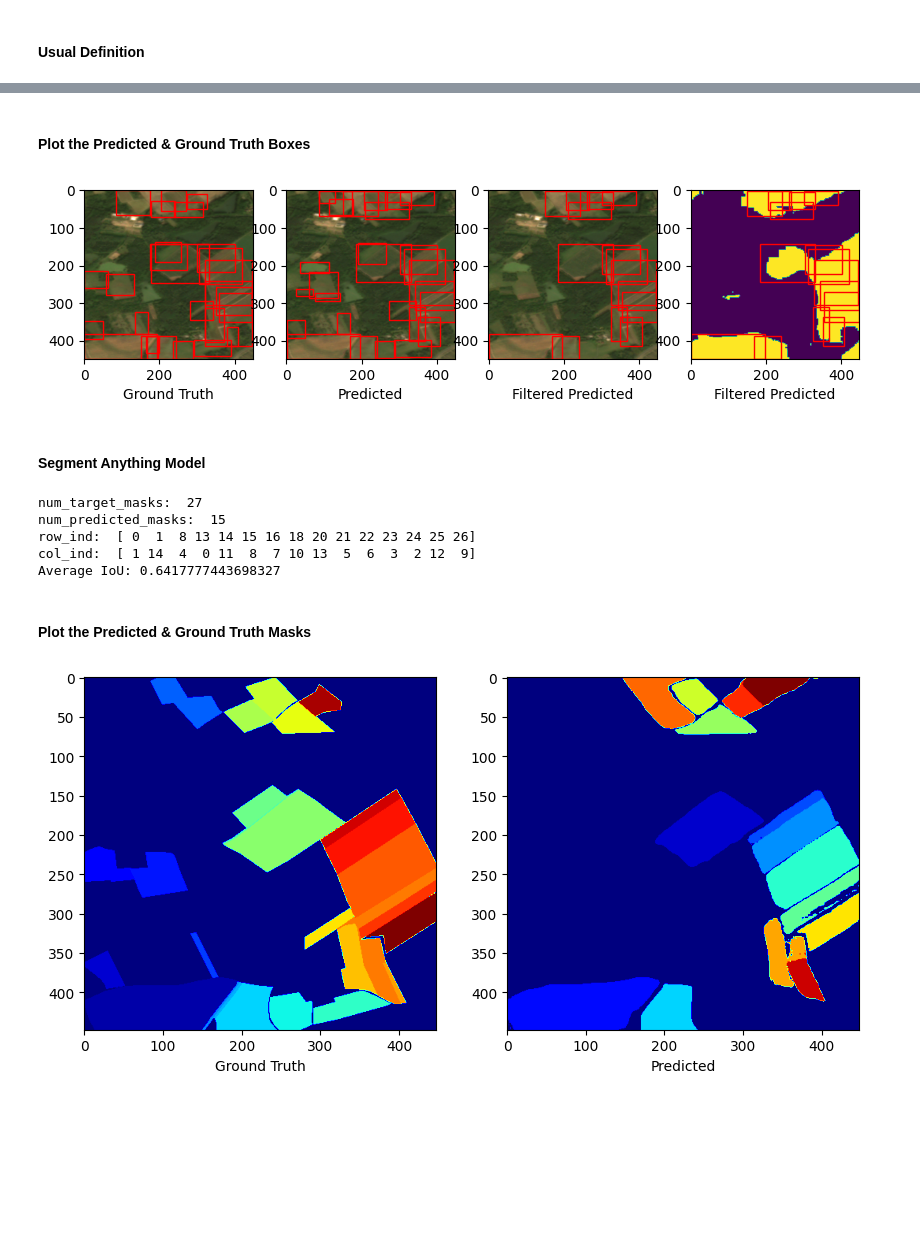
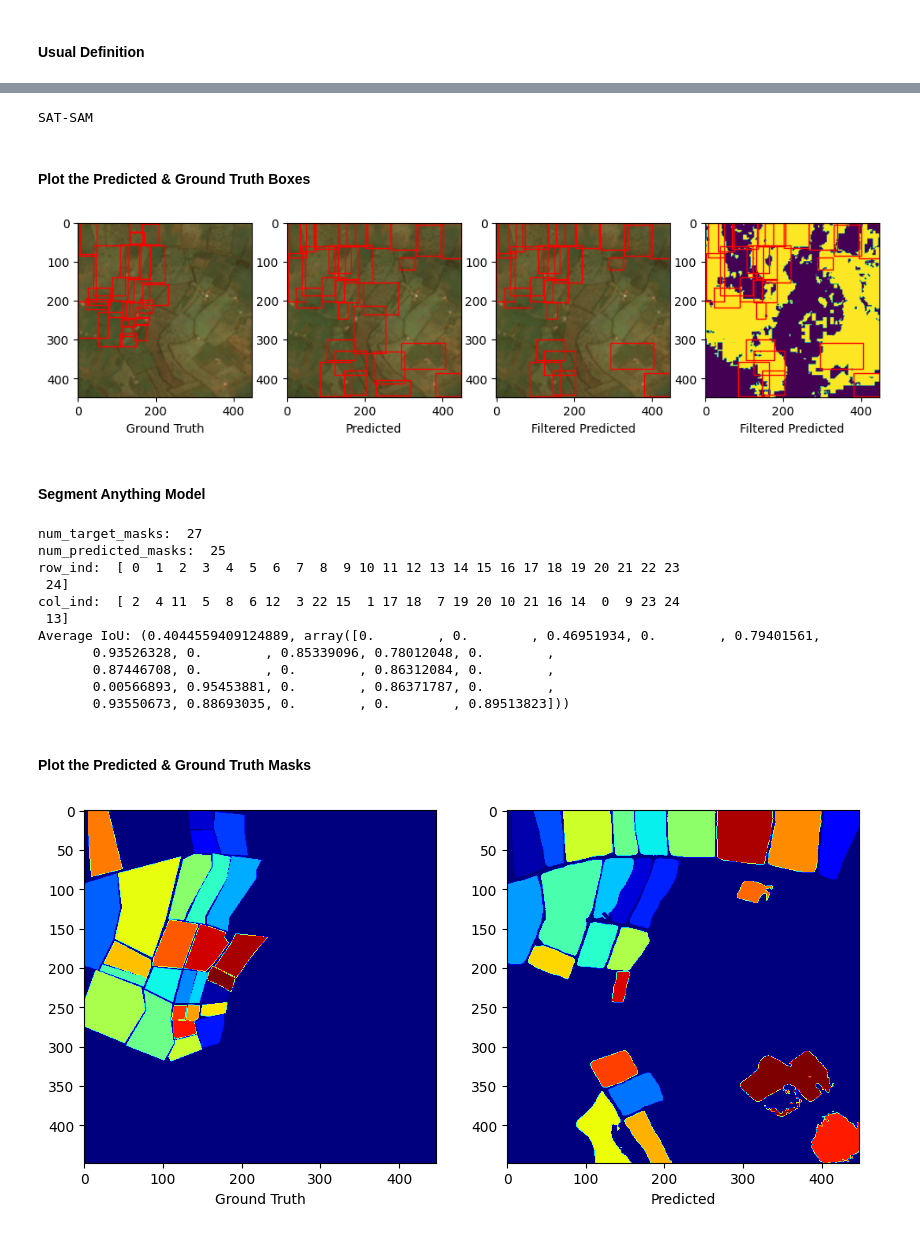
Before and after one commit to aninda-ghosh/SAT-SAM, a Jupyter notebook: generate_masks.ipynb, the cells around one changed output, grey strips where cells are left out. Cells and saved outputs as stored; diff of their text form; code cells hidden in the pictures; blank space fills up the shorter version.

```diff
--- a/generate_masks.ipynb
+++ b/generate_masks.ipynb
@@ -26,2 +54,2 @@ dataset = PlanetscopeDataset(ROOT_PATH, train=False)
 # %%
-rgb_image, transformed_image, target, ensemble_layer = dataset[300]
+rgb_image, rpn_image, target, ensemble = dataset[10]
@@ -30,3 +55,0 @@ rgb_image, transformed_image, target, ensemble_layer = dataset[300]
-# %%
-predictions = rpn_model.predict(transformed_image)
-predictions = rpn_model.postprocess(predictions, nms_threshold=0.9, score_threshold=0.6)
@@ -62,3 +56,26 @@ def filter_boxes(predictions, ensemble, overlap):
-# %%
-filtered_predictions = filter_boxes(predictions, ensemble_layer, 0.5)
-# filtered_predictions = predictions['boxes']
+# %%
+if eval_config['MODEL'] == 'SAT-SAM':
+    print('SAT-SAM')
+    rpn_image = rpn_image.squeeze(0).to(device)
+    predictions = rpn_model.predict(rpn_image)
+    predictions = rpn_model.postprocess(predictions, nms_threshold=eval_config['NMS_THRESHOLD'], score_threshold=eval_config['PRED_CONFIDENCE_THRESHOLD'])
+
+    filtered_predictions = filter_boxes(predictions, ensemble, eval_config['ENSEMBLE_BOX_BETA'], eval_config['ENSEMBLE_BOX_THRESHOLD'])
+
+    low_res_masks, iou_predictions = sam_model.predict(rgb_image, filtered_predictions)
+    high_res_masks = sam_model.postprocess(low_res_masks, tuple(rgb_image.size))
+    pred_masks = high_res_masks.squeeze().cpu().numpy()
+
+elif eval_config['MODEL'] == 'SAM':
+    print('SAM')
+    outputs = vanilla_sam_model(rgb_image, points_per_batch=32)
+    pred_masks = outputs["masks"]
+
+elif eval_config['MODEL'] == 'MASKRCNN':
+    print('MASKRCNN')
+    rpn_image = rpn_image.squeeze(0).to(device)
+    predictions = maskrcnn_model.predict(rpn_image)
+    predictions = maskrcnn_model.postprocess(predictions, nms_threshold=eval_config['NMS_THRESHOLD'], score_threshold=eval_config['PRED_CONFIDENCE_THRESHOLD'])
+    pred_masks = predictions['masks']
+# %% [output]
+SAT-SAM
@@ -65,7 +84,7 @@ filtered_predictions = filter_boxes(predictions, ensemble_layer, 0.5)
 # %% [markdown]
 #### Plot the Predicted & Ground Truth Boxes
 # %%
-fig, ax = plt.subplots(1, 4, figsize=(10, 5))
+fig, ax = plt.subplots(1, 4, figsize=(12, 5))
 
 ax[0].imshow(rgb_image)
 ax[0].set_xlabel('Ground Truth')
@@ -88,34 +107,34 @@ for i in range (len(predictions['boxes'])):
     xmax = predictions['boxes'][i][2]
     ymax = predictions['boxes'][i][3]
     rect = patches.Rectangle((xmin, ymin), xmax-xmin, ymax-ymin, linewidth=1, edgecolor='r', facecolor='none')
     ax[1].add_patch(rect)
 
 ax[2].imshow(rgb_image)
 ax[2].set_xlabel('Filtered Predicted')
 
 for i in range (len(filtered_predictions)):
     xmin = filtered_predictions[i][0]
     ymin = filtered_predictions[i][1]
     xmax = filtered_predictions[i][2]
     ymax = filtered_predictions[i][3]
     rect = patches.Rectangle((xmin, ymin), xmax-xmin, ymax-ymin, linewidth=1, edgecolor='r', facecolor='none')
     ax[2].add_patch(rect)
 
 
-ax[3].imshow(ensemble_layer)
+ax[3].imshow(ensemble)
 ax[3].set_xlabel('Filtered Predicted')
 
 for i in range (len(filtered_predictions)):
     xmin = filtered_predictions[i][0]
     ymin = filtered_predictions[i][1]
     xmax = filtered_predictions[i][2]
     ymax = filtered_predictions[i][3]
     rect = patches.Rectangle((xmin, ymin), xmax-xmin, ymax-ymin, linewidth=1, edgecolor='r', facecolor='none')
     ax[3].add_patch(rect)
 
 
 plt.show()
 # %% [output]
-[figure, old version]
+[figure, new version]
 # %% [markdown]
 #### Segment Anything Model
@@ -161,21 +141,27 @@ def calculate_iou(target_masks, predicted_masks):
 # %%
 # Calculate the IoU
-iou_score = calculate_iou(target_masks=np.array(target['masks']), predicted_masks=np.array(high_res_masks))
+iou_score = calculate_iou(target_masks=np.array(target['masks']), predicted_masks=np.array(pred_masks))
 print("Average IoU:", iou_score)
 # %% [output]
 num_target_masks:  27
-num_predicted_masks:  15
-row_ind:  [ 0  1  8 13 14 15 16 18 20 21 22 23 24 25 26]
-col_ind:  [ 1 14  4  0 11  8  7 10 13  5  6  3  2 12  9]
-Average IoU: 0.6417777443698327
+num_predicted_masks:  25
+row_ind:  [ 0  1  2  3  4  5  6  7  8  9 10 11 12 13 14 15 16 17 18 19 20 21 22 23
+ 24]
+col_ind:  [ 2  4 11  5  8  6 12  3 22 15  1 17 18  7 19 20 10 21 16 14  0  9 23 24
+ 13]
+Average IoU: (0.4044559409124889, array([0.        , 0.        , 0.46951934, 0.        , 0.79401561,
+       0.93526328, 0.        , 0.85339096, 0.78012048, 0.        ,
+       0.87446708, 0.        , 0.        , 0.86312084, 0.        ,
+       0.00566893, 0.95453881, 0.        , 0.86371787, 0.        ,
+       0.93550673, 0.88693035, 0.        , 0.        , 0.89513823]))
 # %% [markdown]
 #### Plot the Predicted & Ground Truth Masks
 # %%
 cumulative_high_mask = np.zeros(tuple(rgb_image.size), dtype=np.uint8)
 
-delta_pred_mask = 255 // len(high_res_masks)
+delta_pred_mask = 255 // len(pred_masks)
 
-for i, mask in enumerate(high_res_masks):
+for i, mask in enumerate(pred_masks):
     cumulative_high_mask[mask > 0] = (i + 1)*delta_pred_mask
 
 
@@ -196,4 +182,4 @@ ax[1].set_xlabel('Predicted')
 
 plt.show()
 # %% [output]
-[figure, old version]
+[figure, new version]
```
Also changed, not shown: parts of 15 cells of this notebook, 41 other files.
